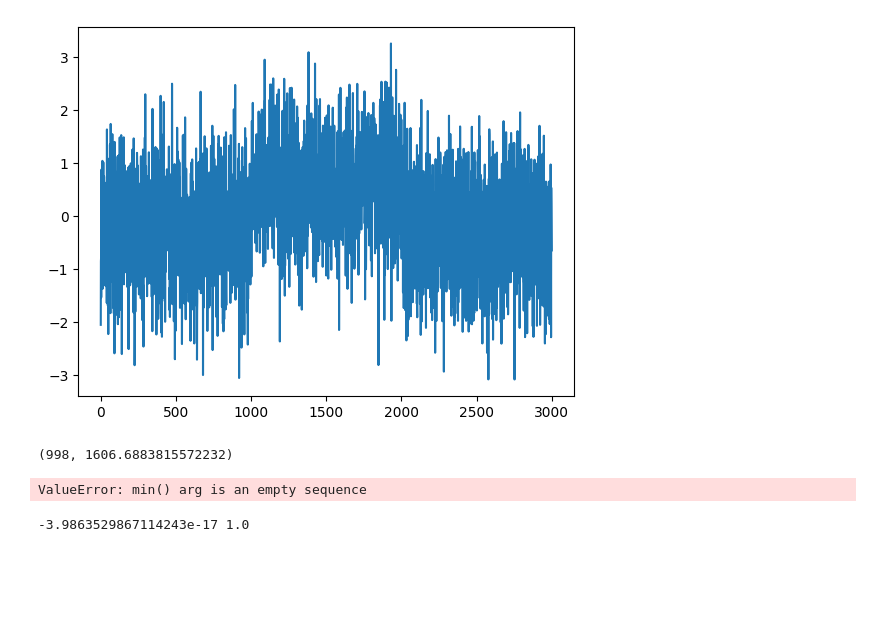
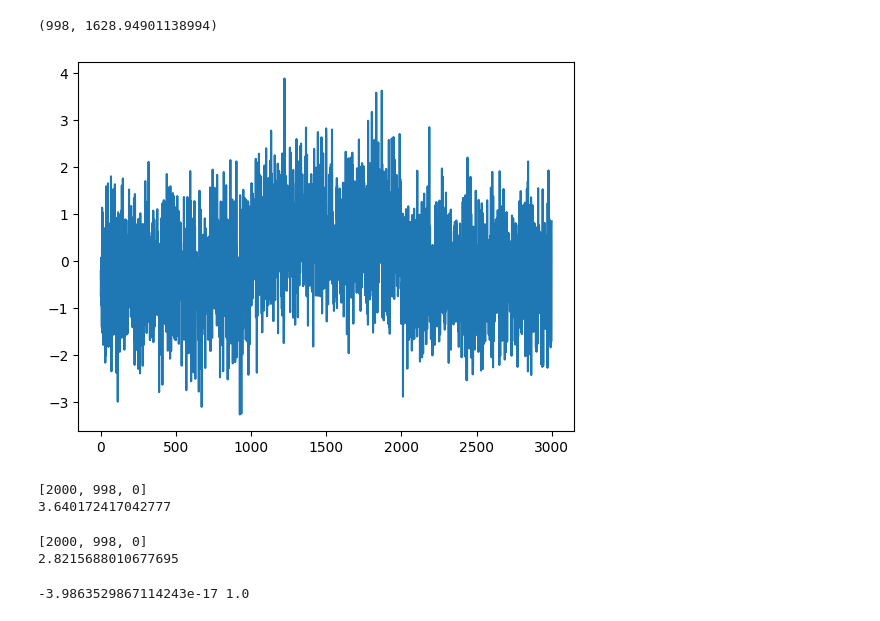
Before and after one commit to grosed/oop, a Jupyter notebook: notebooks/changes.ipynb, the cells around one changed output. Saved outputs shown, nothing was run; the diff lists cells and outputs as text; code cells hidden in the pictures; blank space fills up the shorter version.

```diff
--- a/notebooks/changes.ipynb
+++ b/notebooks/changes.ipynb
@@ -89,28 +81,39 @@ Z[10]
+# %%
+g = normal_mean(Z)
+amoc(g,list(range(len(Z))),2*log(len(Z)))
+# %% [output]
+(998, 1628.94901138994)
 # %%
 X = [0.0 for i in range(1000)] + [1.0 for i in range(1000)] + [0.0 for i in range(1000)]
-E = norm.rvs(size=3000)
+E = norm.rvs(size=len(X))
 Z = [x+e for x,e in zip(X,E)]
 mu = mean(Z)
 sigma = sqrt(variance(Z))
 Z = [(z-mu)/sigma for z in Z]
 plt.plot(Z)
 plt.show()
 # %% [output]
-[figure, old version]
+[figure, new version]
 # %%
 g = normal_mean(Z)
-res = amoc(g,list(range(2000)),2*log(2000))
-res
+start =  time.perf_counter()
+res = op(g,list(range(len(Z))),2*log(len(Z)))
+end =  time.perf_counter()
+print(changepoints(res))
+print(end-start)
 # %% [output]
-(998, 1606.6883815572232)
+[2000, 998, 0]
+3.640172417042777
 # %%
 g = normal_mean(Z)
-res = op(g,list(range(3000)),2*log(3000))
+start =  time.perf_counter()
+res = pelt(g,list(range(len(Z))),2*log(len(Z)))
+end =  time.perf_counter()
+print(changepoints(res))
+print(end-start)
+# %% [output]
+[2000, 998, 0]
+2.8215688010677695
-# %%
-g = normal_mean(Z)
-res = pelt(g,list(range(3000)),2*log(3000))
-# %% [output]
-ValueError: min() arg is an empty sequence
 # %%
 file = open("X.csv", "r")
 X = list(csv.reader(file, delimiter=","))
```
Also changed, not shown: parts of 21 cells of this notebook.
